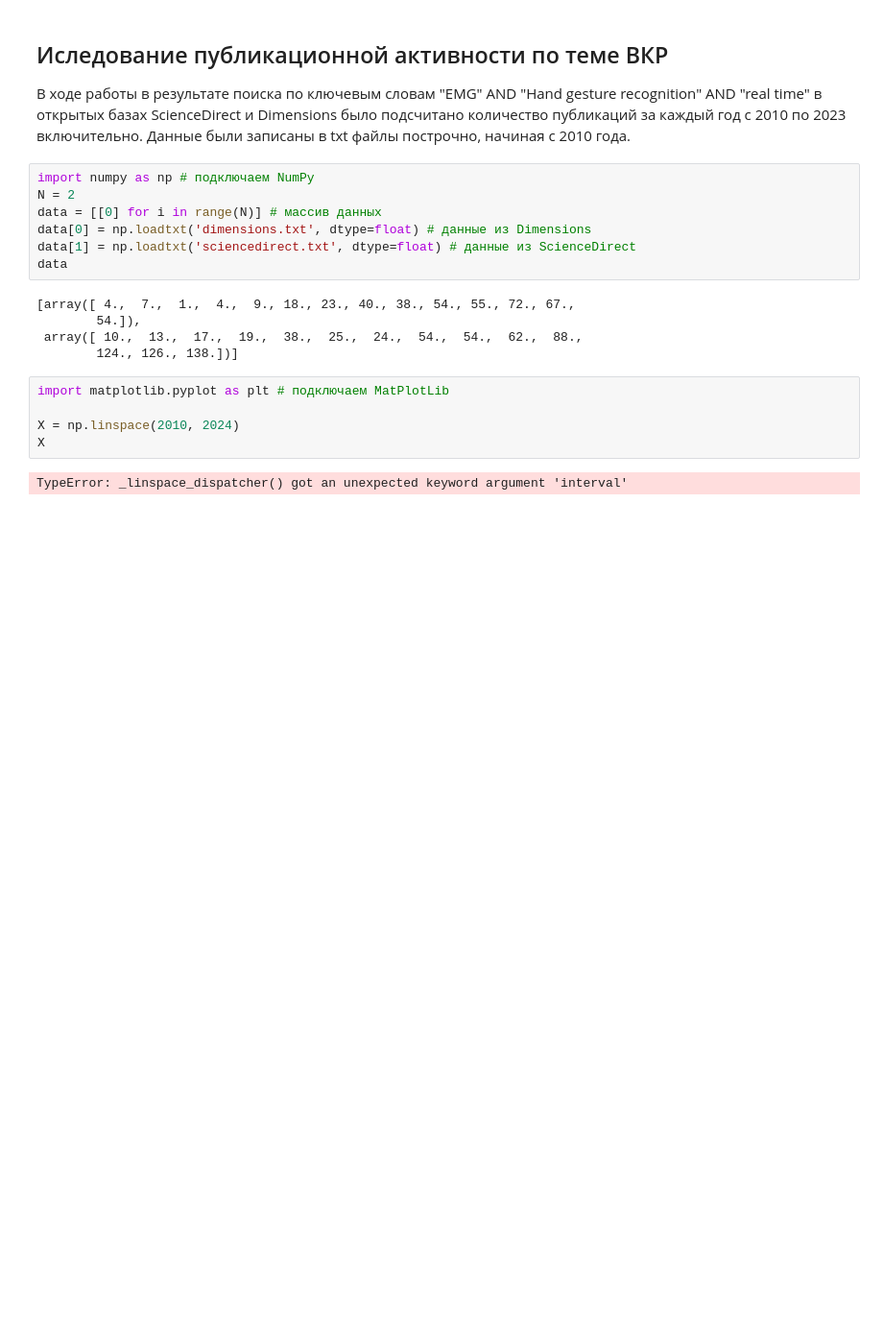
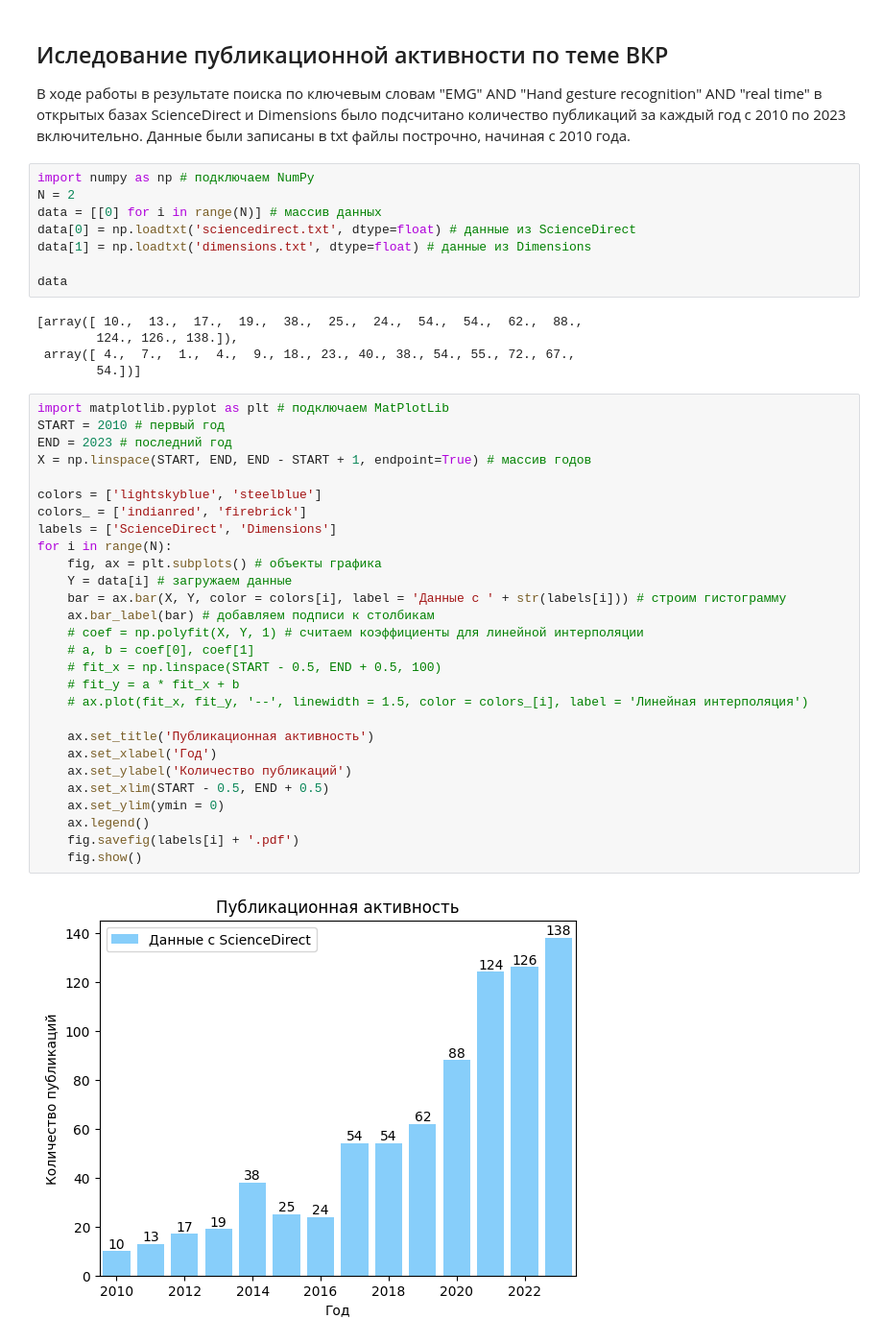
Before and after one commit to wertycin/diploma, a Jupyter notebook: sharapov/main.ipynb, the cells around one changed output. Shown at 96% size. Cells and saved outputs as stored; diff of their text form; blank space fills up the shorter version.

```diff
--- a/sharapov/main.ipynb
+++ b/sharapov/main.ipynb
@@ -5,18 +5,42 @@
 import numpy as np # подключаем NumPy
 N = 2
 data = [[0] for i in range(N)] # массив данных
-data[0] = np.loadtxt('dimensions.txt', dtype=float) # данные из Dimensions
-data[1] = np.loadtxt('sciencedirect.txt', dtype=float) # данные из ScienceDirect
+data[0] = np.loadtxt('sciencedirect.txt', dtype=float) # данные из ScienceDirect
+data[1] = np.loadtxt('dimensions.txt', dtype=float) # данные из Dimensions
+
 data
 # %% [output]
-[array([ 4.,  7.,  1.,  4.,  9., 18., 23., 40., 38., 54., 55., 72., 67.,
-        54.]),
- array([ 10.,  13.,  17.,  19.,  38.,  25.,  24.,  54.,  54.,  62.,  88.,
-        124., 126., 138.])]
+[array([ 10.,  13.,  17.,  19.,  38.,  25.,  24.,  54.,  54.,  62.,  88.,
+        124., 126., 138.]),
+ array([ 4.,  7.,  1.,  4.,  9., 18., 23., 40., 38., 54., 55., 72., 67.,
+        54.])]
-# %%
-import matplotlib.pyplot as plt # подключаем MatPlotLib
-
-X = np.linspace(2010, 2024)
-X
-# %% [output]
-TypeError: _linspace_dispatcher() got an unexpected keyword argument 'interval'
+# %%
+import matplotlib.pyplot as plt # подключаем MatPlotLib
+START = 2010 # первый год
+END = 2023 # последний год
+X = np.linspace(START, END, END - START + 1, endpoint=True) # массив годов
+
+colors = ['lightskyblue', 'steelblue']
+colors_ = ['indianred', 'firebrick']
+labels = ['ScienceDirect', 'Dimensions']
+for i in range(N):
+    fig, ax = plt.subplots() # объекты графика
+    Y = data[i] # загружаем данные
+    bar = ax.bar(X, Y, color = colors[i], label = 'Данные с ' + str(labels[i])) # строим гистограмму
+    ax.bar_label(bar) # добавляем подписи к столбикам
+    # coef = np.polyfit(X, Y, 1) # считаем коэффициенты для линейной интерполяции
+    # a, b = coef[0], coef[1]
+    # fit_x = np.linspace(START - 0.5, END + 0.5, 100)
+    # fit_y = a * fit_x + b
+    # ax.plot(fit_x, fit_y, '--', linewidth = 1.5, color = colors_[i], label = 'Линейная интерполяция')
+
+    ax.set_title('Публикационная активность')
+    ax.set_xlabel('Год')
+    ax.set_ylabel('Количество публикаций')
+    ax.set_xlim(START - 0.5, END + 0.5)
+    ax.set_ylim(ymin = 0)
+    ax.legend()
+    fig.savefig(labels[i] + '.pdf')
+    fig.show()
+# %% [output]
+[figure, added]
```
Also changed, not shown: parts of 2 cells of this notebook, 1 other file.
